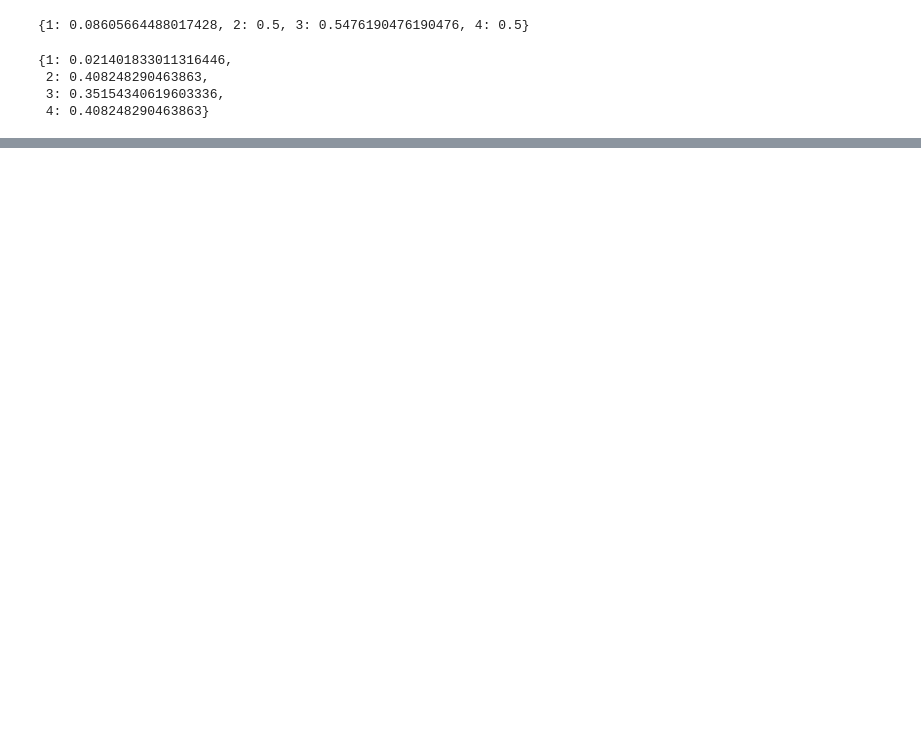
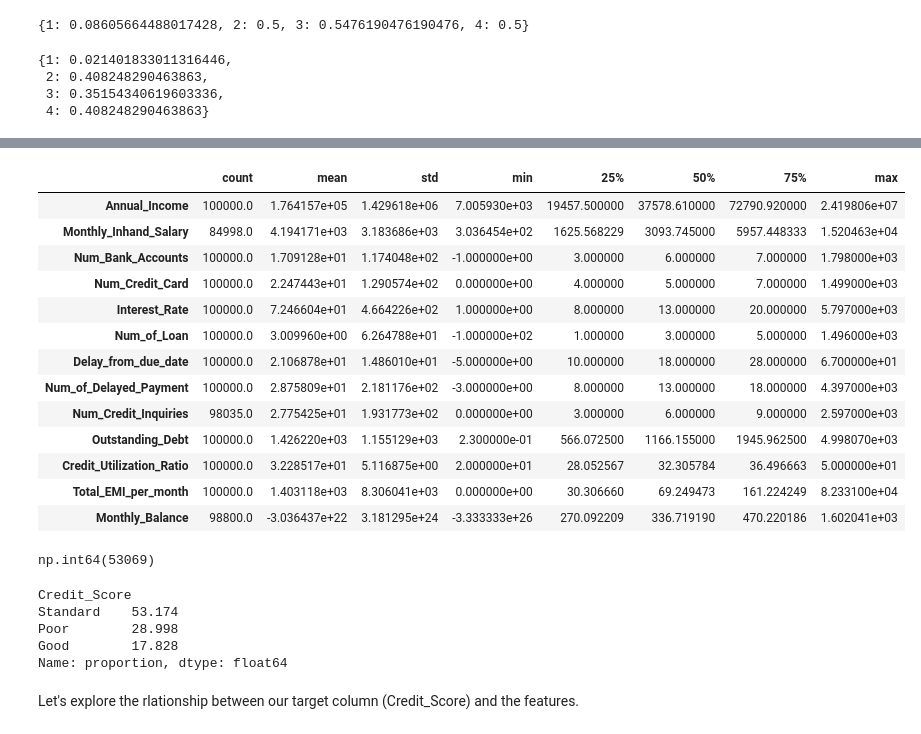
Before and after one commit to thommich/reject-inference-modelling, a Jupyter notebook: best_gh.ipynb, the cells around one changed output, grey strips where cells are left out. Cells and saved outputs as stored; diff of their text form; code cells hidden in the pictures; blank space fills up the shorter version.

```diff
--- a/best_gh.ipynb
+++ b/best_gh.ipynb
@@ -1019,0 +1715,4 @@ desvio_medio_vars = LpVariable.dicts("desvio_medio_grp", groups_list, 0, None, L
+# %%
+df["Delay_from_due_date"] = df.Delay_from_due_date.replace('_','').astype(float)
+# %%
+df["Num_of_Delayed_Payment"] = df.Num_of_Delayed_Payment.str.replace('_','').fillna(0).astype(int)
@@ -1019,0 +1734,4 @@ desvio_medio_vars = LpVariable.dicts("desvio_medio_grp", groups_list, 0, None, L
+# %%
+df["Outstanding_Debt"] = df.Outstanding_Debt.str.replace('_','').astype(float)
+# %%
+df["Monthly_Balance"] = df.Monthly_Balance.str.replace('_','').astype(float)
@@ -1019,0 +1783,33 @@ desvio_medio_vars = LpVariable.dicts("desvio_medio_grp", groups_list, 0, None, L
+# %%
+df.describe().transpose()
+# %% [output]
+|  | count | mean | std | min | 25% | 50% | 75% | max |
+| Annual_Income | 100000.0 | 1.764157e+05 | 1.429618e+06 | 7.005930e+03 | 19457.500000 | 37578.610000 | 72790.920000 | 2.419806e+07 |
+| Monthly_Inhand_Salary | 84998.0 | 4.194171e+03 | 3.183686e+03 | 3.036454e+02 | 1625.568229 | 3093.745000 | 5957.448333 | 1.520463e+04 |
+| Num_Bank_Accounts | 100000.0 | 1.709128e+01 | 1.174048e+02 | -1.000000e+00 | 3.000000 | 6.000000 | 7.000000 | 1.798000e+03 |
+| Num_Credit_Card | 100000.0 | 2.247443e+01 | 1.290574e+02 | 0.000000e+00 | 4.000000 | 5.000000 | 7.000000 | 1.499000e+03 |
+| Interest_Rate | 100000.0 | 7.246604e+01 | 4.664226e+02 | 1.000000e+00 | 8.000000 | 13.000000 | 20.000000 | 5.797000e+03 |
+| Num_of_Loan | 100000.0 | 3.009960e+00 | 6.264788e+01 | -1.000000e+02 | 1.000000 | 3.000000 | 5.000000 | 1.496000e+03 |
+| Delay_from_due_date | 100000.0 | 2.106878e+01 | 1.486010e+01 | -5.000000e+00 | 10.000000 | 18.000000 | 28.000000 | 6.700000e+01 |
+| Num_of_Delayed_Payment | 100000.0 | 2.875809e+01 | 2.181176e+02 | -3.000000e+00 | 8.000000 | 13.000000 | 18.000000 | 4.397000e+03 |
+| Num_Credit_Inquiries | 98035.0 | 2.775425e+01 | 1.931773e+02 | 0.000000e+00 | 3.000000 | 6.000000 | 9.000000 | 2.597000e+03 |
+| Outstanding_Debt | 100000.0 | 1.426220e+03 | 1.155129e+03 | 2.300000e-01 | 566.072500 | 1166.155000 | 1945.962500 | 4.998070e+03 |
+| Credit_Utilization_Ratio | 100000.0 | 3.228517e+01 | 5.116875e+00 | 2.000000e+01 | 28.052567 | 32.305784 | 36.496663 | 5.000000e+01 |
+| Total_EMI_per_month | 100000.0 | 1.403118e+03 | 8.306041e+03 | 0.000000e+00 | 30.306660 | 69.249473 | 161.224249 | 8.233100e+04 |
+| Monthly_Balance | 98800.0 | -3.036437e+22 | 3.181295e+24 | -3.333333e+26 | 270.092209 | 336.719190 | 470.220186 | 1.602041e+03 |
+# %%
+#checking if there are any null values
+df.isnull().sum().sum()
+# %% [output]
+np.int64(53069)
+# %%
+#since 'Credit_Score' is out target column, let's see the unique values there and what percentage each of them contributes
+df['Credit_Score'].value_counts(normalize=True) * 100
+# %% [output]
+Credit_Score
+Standard    53.174
+Poor        28.998
+Good        17.828
+Name: proportion, dtype: float64
+# %% [markdown]
+Let's explore the rlationship between our target column (Credit_Score) and the features.
```
Also changed, not shown: parts of 68 cells of this notebook.
